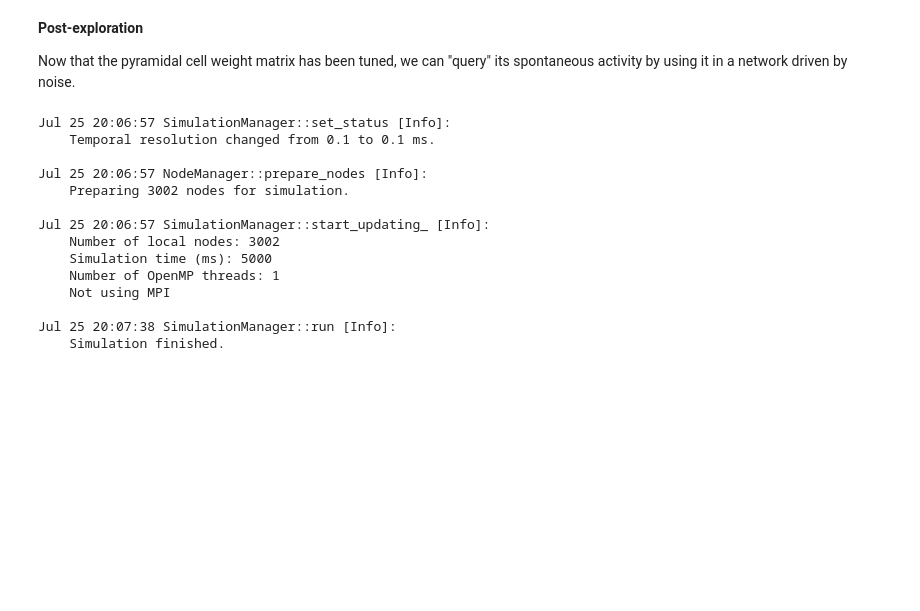
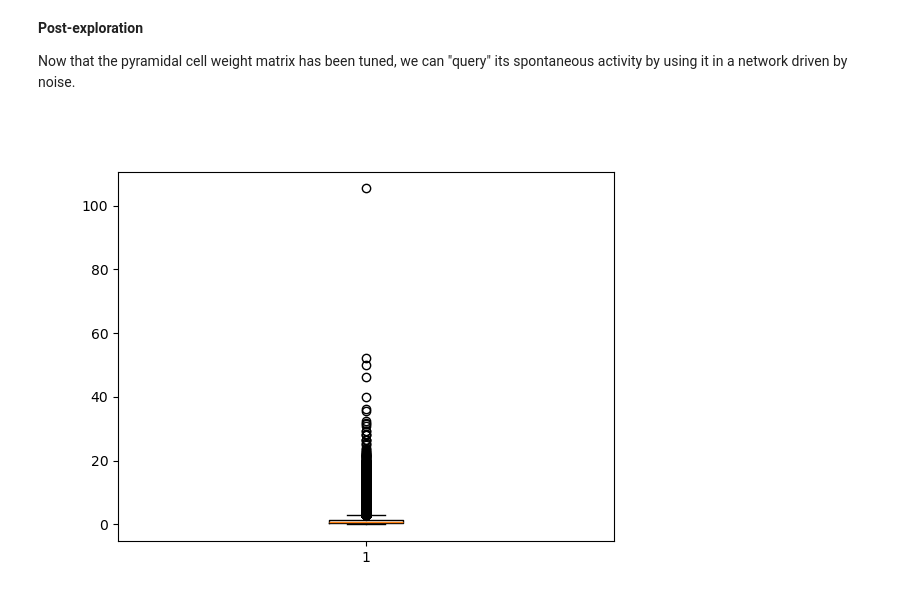
Before and after one commit to justidy1/IctalPlaceCell, a Jupyter notebook: explore_train_net.ipynb, the cells around one changed output. Drawn from its saved outputs; the diff is of its cells as text; code cells hidden in the pictures; blank space fills up the shorter version.

```diff
--- a/explore_train_net.ipynb
+++ b/explore_train_net.ipynb
@@ -164,6 +151,12 @@ Now that the pyramidal cell weight matrix has been tuned, we can "query" its spo
 # %%
 conn_CA3_to_CA3 = nest.GetConnections(CA3_pyr,CA3_pyr).get(['source','target','weight'])
 conn_CA3_to_CA1 = nest.GetConnections(CA3_pyr,CA1_pyr).get(['source','target','weight'])
+# %%
+plt.figure()
+plt.boxplot(conn_CA3_to_CA1['weight'])
+plt.show()
+# %% [output]
+[figure, added]
 # %%
 # making a new newtork
 nest.ResetKernel()
@@ -171,58 +164,62 @@ nest.SetKernelStatus({"resolution": 0.1})
 
 # Create CA3 and CA1 populations of adaptive exponential integrate-and-fire neurons
 N_pyr = 1250
-pyr_spec = {'C_m':180,'g_L':4.3,'E_L':-75,'Delta_T':4.23,'V_th':-24,'V_peak':-3.25,'V_reset':-29.7,'t_ref':5.9,'tau_w':84.93,'a':-0.27,'b':206.84,'E_rev':[0,-90],'tau_rise':[1,0.3],'tau_decay':[5,3]}
+tau_decay_pyr_e = 9.0
+tau_rise_pyr_e = 1.0
+tau_decay_pyr_i = 3.0
+tau_rise_pyr_i = 0.3
+tau_decay_gc = 5.4
+tau_rise_gc = 0.65
+t_p_pyr_e = (tau_decay_pyr_e*tau_rise_pyr_e)/(tau_decay_pyr_e-tau_rise_pyr_e)*(np.log(tau_decay_pyr_e/tau_rise_pyr_e))
+t_p_pyr_i = (tau_decay_pyr_i*tau_rise_pyr_i)/(tau_decay_pyr_i-tau_rise_pyr_i)*(np.log(tau_decay_pyr_i/tau_rise_pyr_i))
+t_p_gc = (tau_decay_gc*tau_rise_gc)/(tau_decay_gc-tau_rise_gc)*(np.log(tau_decay_gc/tau_rise_gc))
+A_pyr_e = 1#np.exp(-t_p_pyr_e/tau_decay_pyr_e) - np.exp(-t_p_pyr_e/tau_rise_pyr_e)
+A_pyr_i = 1#np.exp(-t_p_pyr_i/tau_decay_pyr_i) - np.exp(-t_p_pyr_i/tau_rise_pyr_i)
+A_gc = 1#np.exp(-t_p_gc/tau_decay_gc) - np.exp(-t_p_gc/tau_rise_gc)
+
+pyr_spec = {'C_m':180,'g_L':4.3,'E_L':-75,'Delta_T':4.23,'V_th':-24,'V_peak':-3.25,'V_reset':-29.7,'t_ref':5.9,
+            'tau_w':84.93,'a':-0.27,'b':206.84,'E_rev':[0,-90,0],
+            'tau_rise':[tau_rise_pyr_e,tau_rise_pyr_i,tau_rise_gc],'tau_decay':[tau_decay_pyr_e,tau_decay_pyr_i,tau_decay_gc]}
 CA3_pyr_aeif = nest.Create("aeif_cond_beta_multisynapse", N_pyr, pyr_spec)
 CA1_pyr_aeif = nest.Create("aeif_cond_beta_multisynapse", N_pyr, pyr_spec)
 # make interneurons in CA3 and CA1
 N_int = 250
-int_spec = {'C_m':118,'g_L':7.5,'E_L':-74,'Delta_T':4.6,'V_th':-57.7,'V_peak':-34.78,'V_reset':-65,'t_ref':1,'tau_w':178.58,'a':3.05,'b':0.91,'E_rev':[0,-90],'tau_rise':[1,0.3],'tau_decay':[5,3]}
+int_spec = {'C_m':118,'g_L':7.5,'E_L':-74,'Delta_T':4.6,'V_th':-57.7,'V_peak':-34.78,'V_reset':-65,'t_ref':1,
+            'tau_w':178.58,'a':3.05,'b':0.91,'E_rev':[0,-90],
+            'tau_rise':[tau_rise_pyr_e,tau_rise_pyr_i],'tau_decay':[tau_decay_pyr_e,tau_decay_pyr_i]}
 CA3_int_aeif = nest.Create("aeif_cond_beta_multisynapse", N_int, int_spec)
 CA1_int_aeif = nest.Create("aeif_cond_beta_multisynapse", N_int, int_spec)
 
 # connect the CA3 and CA1 populations with static synapses with the weights learned from the previous simulation
 # the order of nodes is presevered since the neurons are created in the same order
-nest.Connect(conn_CA3_to_CA3['source'], conn_CA3_to_CA3['target'], 'one_to_one', syn_spec={'synapse_model':'static_synapse','weight': conn_CA3_to_CA3['weight'], 'receptor_type':1})
-nest.Connect(conn_CA3_to_CA1['source'], conn_CA3_to_CA1['target'], 'one_to_one', syn_spec={'synapse_model':'static_synapse','weight': conn_CA3_to_CA1['weight'], 'receptor_type':1})
+nest.Connect(conn_CA3_to_CA3['source'], conn_CA3_to_CA3['target'],
+             'one_to_one', syn_spec={'synapse_model':'static_synapse','weight': A_pyr_e*np.array(conn_CA3_to_CA3['weight']), 'receptor_type':1})
+nest.Connect(conn_CA3_to_CA1['source'], conn_CA3_to_CA1['target'],
+             'one_to_one', syn_spec={'synapse_model':'static_synapse','weight': A_pyr_e*np.array(conn_CA3_to_CA1['weight']), 'receptor_type':1})
 
 # now we wire pyr to int with a probability of 0.1
-nest.Connect(CA3_pyr_aeif, CA3_int_aeif, syn_spec={'weight': 0.85, 'receptor_type':1}, conn_spec={'rule': 'pairwise_bernoulli', 'p': 0.1})
-nest.Connect(CA1_pyr_aeif, CA1_int_aeif, syn_spec={'weight': 0.85, 'receptor_type':1}, conn_spec={'rule': 'pairwise_bernoulli', 'p': 0.1})
+nest.Connect(CA3_pyr_aeif, CA3_int_aeif, syn_spec={'weight': A_pyr_e*0.85, 'receptor_type':1}, conn_spec={'rule': 'pairwise_bernoulli', 'p': 0.1,'allow_autapses': False})
+nest.Connect(CA1_pyr_aeif, CA1_int_aeif, syn_spec={'weight': A_pyr_e*0.85, 'receptor_type':1}, conn_spec={'rule': 'pairwise_bernoulli', 'p': 0.1,'allow_autapses': False})
 
 # connect the interneurons with each other with a probability of 0.25
-nest.Connect(CA3_int_aeif, CA3_int_aeif, syn_spec={'weight': 5, 'receptor_type':2}, conn_spec={'rule': 'pairwise_bernoulli', 'p': 0.25})
-nest.Connect(CA1_int_aeif, CA1_int_aeif, syn_spec={'weight': 5, 'receptor_type':2}, conn_spec={'rule': 'pairwise_bernoulli', 'p': 0.25})
+nest.Connect(CA3_int_aeif, CA3_int_aeif, syn_spec={'weight': A_pyr_i*5, 'receptor_type':2}, conn_spec={'rule': 'pairwise_bernoulli', 'p': 0.25,'allow_autapses': False})
+nest.Connect(CA1_int_aeif, CA1_int_aeif, syn_spec={'weight': A_pyr_i*5, 'receptor_type':2}, conn_spec={'rule': 'pairwise_bernoulli', 'p': 0.25,'allow_autapses': False})
 
 # and the interneurons to the pyramidal cells with a probability of 0.25
-nest.Connect(CA3_int_aeif, CA3_pyr_aeif, syn_spec={'weight': 0.65, 'receptor_type':2}, conn_spec={'rule': 'pairwise_bernoulli', 'p': 0.25})
-nest.Connect(CA1_int_aeif, CA1_pyr_aeif, syn_spec={'weight': 0.65, 'receptor_type':2}, conn_spec={'rule': 'pairwise_bernoulli', 'p': 0.25})
+nest.Connect(CA3_int_aeif, CA3_pyr_aeif, syn_spec={'weight': A_pyr_i*0.65, 'receptor_type':2}, conn_spec={'rule': 'pairwise_bernoulli', 'p': 0.25,'allow_autapses': False})
+nest.Connect(CA1_int_aeif, CA1_pyr_aeif, syn_spec={'weight': A_pyr_i*0.65, 'receptor_type':2}, conn_spec={'rule': 'pairwise_bernoulli', 'p': 0.25,'allow_autapses': False})
 
 # create a stim to drive all the CA3 pyramidal cells
 stim = nest.Create("poisson_generator",1,{'rate': 15.0})
-nest.Connect(stim, CA3_pyr_aeif, syn_spec={'weight': 15.0, 'receptor_type':1}, conn_spec={'rule': 'all_to_all'})
+nest.Connect(stim, CA3_pyr_aeif, syn_spec={'weight': A_gc*20.0, 'receptor_type':3}, conn_spec={'rule': 'all_to_all'})
 
 # monitor the spiking activity of the CA3 and CA1 populations
 spike_detector = nest.Create("spike_recorder")
 nest.Connect(CA3_pyr_aeif, spike_detector)
-#nest.Connect(CA1_pyr_aeif, spike_detector)
-#nest.Connect(CA3_int_aeif, spike_detector)
-#nest.Connect(CA1_int_aeif, spike_detector)
+nest.Connect(CA1_pyr_aeif, spike_detector)
+nest.Connect(CA3_int_aeif, spike_detector)
+nest.Connect(CA1_int_aeif, spike_detector)
 nest.Simulate(5000)
-# %% [output]
-Jul 25 20:06:57 SimulationManager::set_status [Info]:
-    Temporal resolution changed from 0.1 to 0.1 ms.
-
-Jul 25 20:06:57 NodeManager::prepare_nodes [Info]:
-    Preparing 3002 nodes for simulation.
-
-Jul 25 20:06:57 SimulationManager::start_updating_ [Info]:
-    Number of local nodes: 3002
-    Simulation time (ms): 5000
-    Number of OpenMP threads: 1
-    Not using MPI
-
-Jul 25 20:07:38 SimulationManager::run [Info]:
-    Simulation finished.
 # %%
 plt.close('all')
 raster_plot.from_device(spike_detector,hist=False)
```
Also changed, not shown: parts of 6 cells of this notebook, 2 other files.
